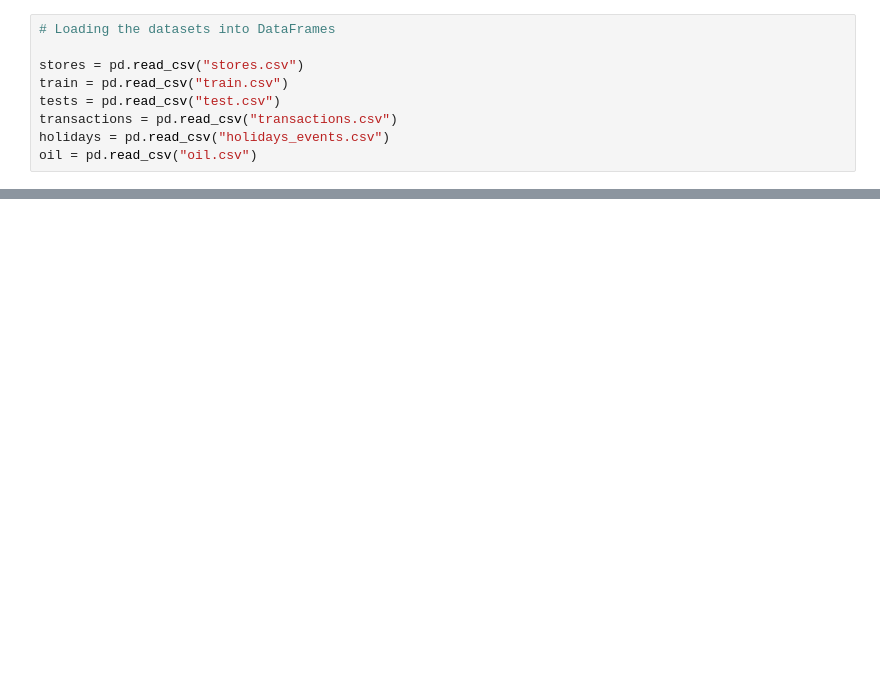
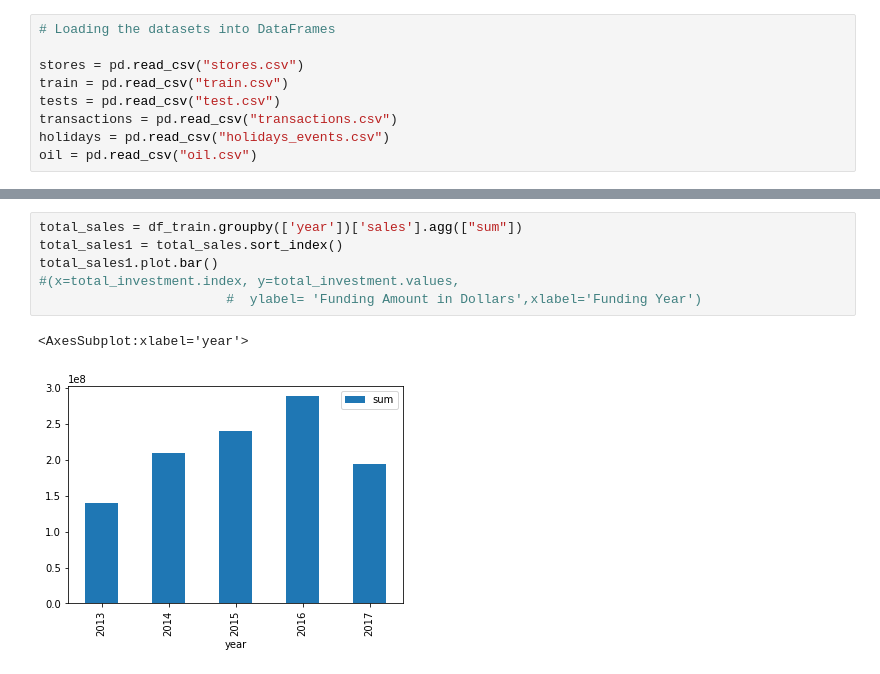
Before and after one commit to analyst-sisey/Time-Series-Forecasting, a Jupyter notebook: hypothesis.ipynb, the cells around one changed output, grey strips where cells are left out. Cells and saved outputs as stored; diff of their text form; blank space fills up the shorter version.

```diff
--- a/hypothesis.ipynb
+++ b/hypothesis.ipynb
@@ -48,0 +237,9 @@ tests.head()
+# %%
+total_sales = df_train.groupby(['year'])['sales'].agg(["sum"])
+total_sales1 = total_sales.sort_index()
+total_sales1.plot.bar()
+#(x=total_investment.index, y=total_investment.values,
+                        #  ylabel= 'Funding Amount in Dollars',xlabel='Funding Year')
+# %% [output]
+<AxesSubplot:xlabel='year'>
+[figure, added]
```
Also changed, not shown: parts of 43 cells of this notebook.
